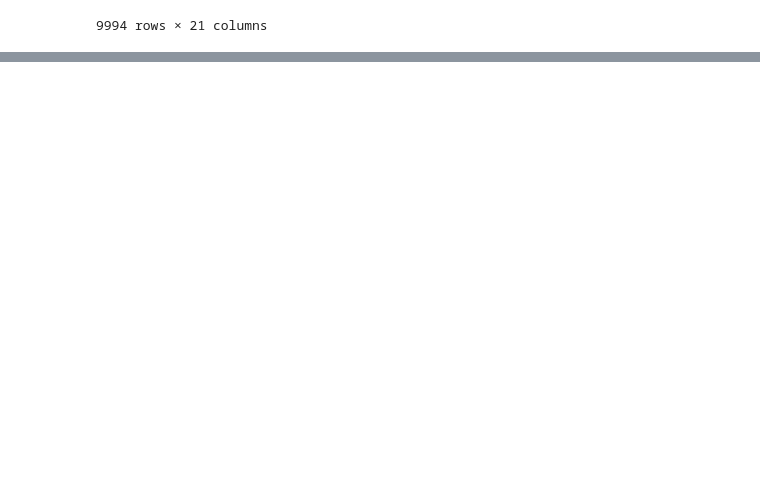
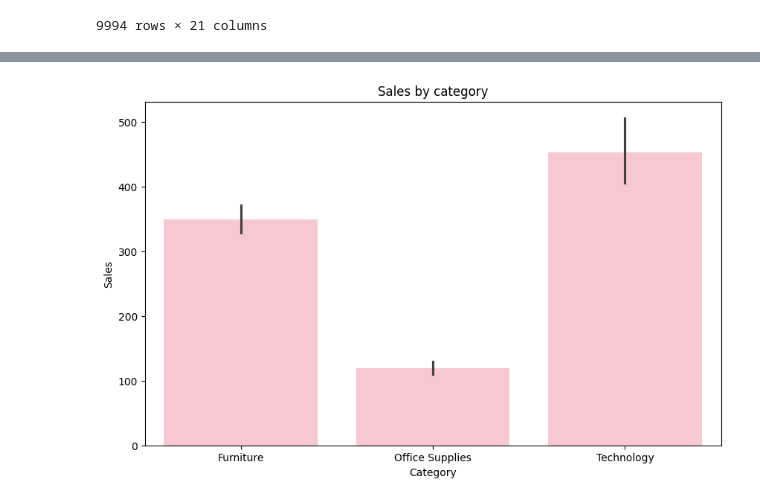
Before and after one commit to sarahbltn/data_analytics_project, a Jupyter notebook: notebooks/Superstore_project.ipynb, the cells around one changed output, grey strips where cells are left out. Saved outputs shown, nothing was run; the diff lists cells and outputs as text; code cells hidden in the pictures; blank space fills up the shorter version.

Commit message:
first draft, we start a bit of analysis, data preparation an graphs

```diff
--- a/notebooks/Superstore_project.ipynb
+++ b/notebooks/Superstore_project.ipynb
@@ -65,0 +85,13 @@ df.head()
+# %%
+#Here we separated the dates columns into day, month & year and dropped the dates columns.
+
+df['Order Day'] = df['Order Date'].str.split('/').str[0].astype(int)
+df['Order Month'] = df['Order Date'].str.split('/').str[1].astype(int)
+df['Order Year'] = df['Order Date'].str.split('/').str[2].astype(int)
+
+df['Ship Day'] = df['Ship Date'].str.split('/').str[0].astype(int)
+df['Ship Month'] = df['Ship Date'].str.split('/').str[1].astype(int)
+df['Ship Year'] = df['Ship Date'].str.split('/').str[2].astype(int)
+df.drop(columns=['Order Date', 'Ship Date'], inplace=True)
+
+df.head(3)
@@ -65,0 +104,5 @@ df.head()
+# %%
+#Now we are going to drop the columns that are unnecesary. like country because they are all in the USA
+# Also Row Id
+df.drop(columns=['Country'], inplace=True)
+df.drop(columns=['Row ID'], inplace=True)
@@ -65,0 +185,9 @@ df.head()
+# %%
+plt.figure(figsize=(10, 6))
+sns.barplot(x=df['Category'], y=df['Sales'], color='pink')
+plt.title('Sales by category')
+plt.xlabel('Category')
+plt.ylabel('Sales')
+plt.show()
+# %% [output]
+[figure, added]
```
Also changed, not shown: parts of 17 cells of this notebook, 1 other file.
